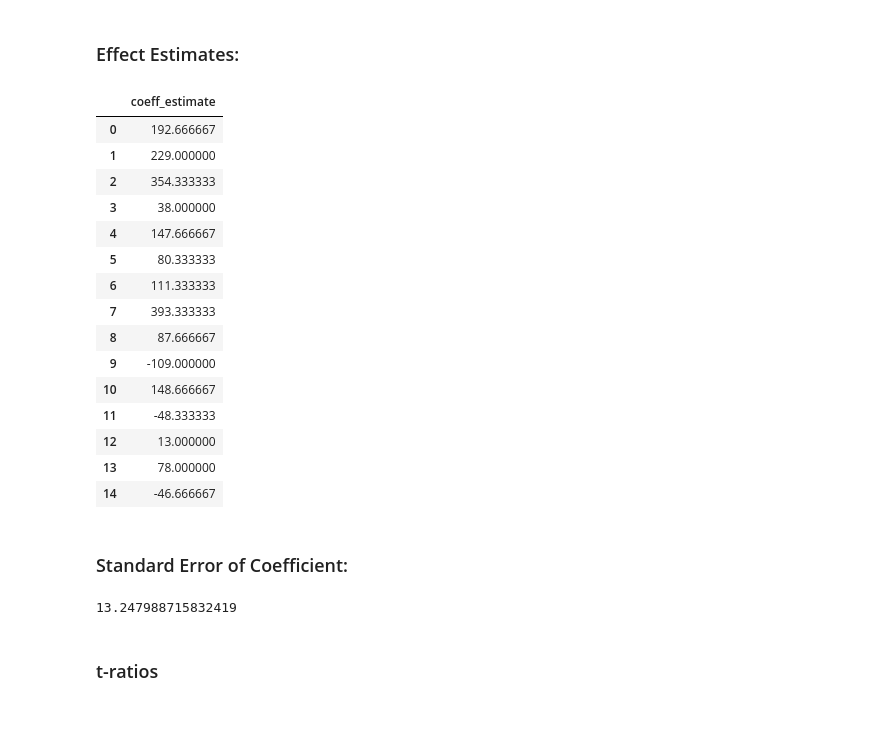
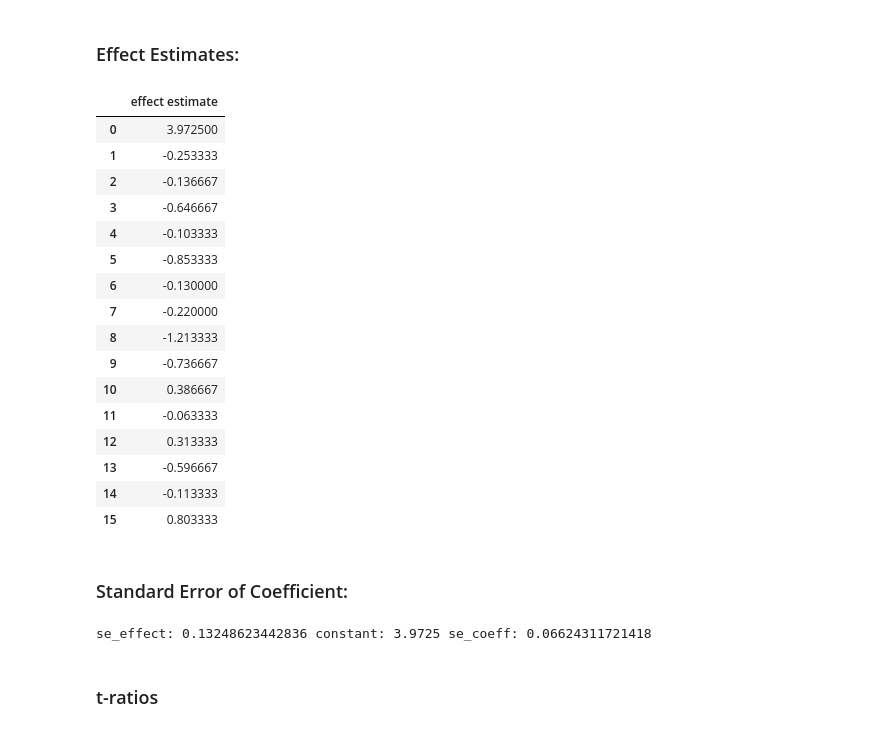
Before and after one commit to tapashreepradhan/semester-project-H02V8a, a Jupyter notebook: project.ipynb, the cells around one changed output. Drawn from its saved outputs; the diff is of its cells as text; code cells hidden in the pictures.

```diff
--- a/project.ipynb
+++ b/project.ipynb
@@ -192,7 +194,7 @@ combinations = list(itertools.product(*factor_levels.values()))
 # Create a DataFrame with the experimental design matrix
 design_matrix = pd.DataFrame(combinations, columns=factor_levels.keys())
 # %%
-response_roughness = df.iloc[:, [0, 1, 2, 3, 4]]
+response_elg = df.iloc[:, [0, 1, 2, 3, 6]]
 # %%
 ! mkdir datasets
 # %%
@@ -202,9 +204,9 @@ response_roughness.to_csv('./datasets/' + 'roughness.csv', index=False)
 # %%
 # Create a custom grouping column
-response_roughness['Group'] = (response_roughness.index // 3) + 1
+response_elg['Group'] = (response_elg.index // 3) + 1
 
 # Sum every three lines using groupby and agg
-result = response_roughness.groupby('Group')['roughness'].agg('sum').reset_index(drop=True)
+result = response_elg.groupby('Group')['elongation'].agg('sum').reset_index(drop=True)
 # %%
 merged_y0 = pd.merge(design_matrix, result, left_index=True, right_index=True, how='inner')
 print(merged_y0)
@@ -248,45 +250,50 @@ n = 3
 k = 4
 N = 1/(2*n)
 # %%
-A = (N * (abcd + bcd + acd + cd + abd + bd + ad + d - one - a - b - ab - c - ac - bc - abc))/2*k
-B = (N * (c+ac+bc+abc+cd+acd+bcd+abcd - one - a - b - ab - d - ad - bd - abd))/2*k
-C = (N * (-one -a +b +ab -c -ac +bc +abc -d -ad +bd +abd -cd -acd +bcd +abcd))/2*k
-D = (N * (-one +a -b +ab -c +ac -bc +abc -d +ad -bd +abd -cd +acd -bcd +abcd))/2*k
-AB = (N * (one +a +b +ab -c -ac -bc -abc -d -ad -bd -abd +cd +acd +bcd +abcd))/2*k
-AC = (N * (one +a -b -ab +c +ac -bc -abc -d -ad +bd +abd -cd -acd +bcd +abcd))/2*k
-AD = (N * (one -a +b -ab +c -ac +bc -abc -d +ad -bd +abd -cd +acd -bcd +abcd))/2*k
-BC = (N * (one +a -b -ab -c -ac +bc +abc +d +ad -bd -abd -cd -acd +bcd +abcd))/2*k
-BD = (N * (one -a +b -ab -c +ac -bc +abc +d -ad +bd -abd -cd +acd -bcd +abcd))/2*k
-CD = (N * (one -a -b +ab +c -ac -bc +abc +d -ad -bd +abd +cd -acd -bcd +abcd))/2*k
-ABC = (N * (-one -a +b +ab +c +ac -bc -abc +d +ad -bd -abd -cd -acd +bcd +abcd))/2*k
-ABD = (N * (-one +a -b +ab +c -ac +bc -abc +d -ad +bd -abd -cd +acd -bcd +abcd))/2*k
-ACD = (N * (-one +a +b -ab -c +ac +bc -abc +d -ad -bd +abd +cd -acd -bcd +abcd))/2*k
-BCD = (N * (-one +a +b -ab +c -ac -bc +abc -d +ad +bd -abd +cd -acd -bcd +abcd))/2*k
-ABCD = (N * (one -a -b +ab -c +ac +bc -abc -d +ad +bd -abd +cd -acd -bcd +abcd))/2*k
+A = (N * (abcd + bcd + acd + cd + abd + bd + ad + d - one - a - b - ab - c - ac - bc - abc))
+B = (N * (c+ac+bc+abc+cd+acd+bcd+abcd - one - a - b - ab - d - ad - bd - abd))
+C = (N * (-one -a +b +ab -c -ac +bc +abc -d -ad +bd +abd -cd -acd +bcd +abcd))
+D = (N * (-one +a -b +ab -c +ac -bc +abc -d +ad -bd +abd -cd +acd -bcd +abcd))
+AB = (N * (one +a +b +ab -c -ac -bc -abc -d -ad -bd -abd +cd +acd +bcd +abcd))
+AC = (N * (one +a -b -ab +c +ac -bc -abc -d -ad +bd +abd -cd -acd +bcd +abcd))
+AD = (N * (one -a +b -ab +c -ac +bc -abc -d +ad -bd +abd -cd +acd -bcd +abcd))
+BC = (N * (one +a -b -ab -c -ac +bc +abc +d +ad -bd -abd -cd -acd +bcd +abcd))
+BD = (N * (one -a +b -ab -c +ac -bc +abc +d -ad +bd -abd -cd +acd -bcd +abcd))
+CD = (N * (one -a -b +ab +c -ac -bc +abc +d -ad -bd +abd +cd -acd -bcd +abcd))
+ABC = (N * (-one -a +b +ab +c +ac -bc -abc +d +ad -bd -abd -cd -acd +bcd +abcd))
+ABD = (N * (-one +a -b +ab +c -ac +bc -abc +d -ad +bd -abd -cd +acd -bcd +abcd))
+ACD = (N * (-one +a +b -ab -c +ac +bc -abc +d -ad -bd +abd +cd -acd -bcd +abcd))
+BCD = (N * (-one +a +b -ab +c -ac -bc +abc -d +ad +bd -abd +cd -acd -bcd +abcd))
+ABCD = (N * (one -a -b +ab -c +ac +bc -abc -d +ad +bd -abd +cd -acd -bcd +abcd))
 # %% [markdown]
 ### Effect Estimates:
 # %%
 effects = {'effect estimate': [A, B, C, D, AB, AC, AD, BC, BD, CD, ABC, ABD, ACD, BCD, ABCD]}
 factorial_effect = pd.DataFrame(effects)
 coeff_estimate = factorial_effect/2
 coeff_estimate.rename(columns={'effect estimate':'coeff_estimate'})
+# 3.9725 - grand average of all the observations
+new_row = pd.DataFrame({'effect estimate': [3.9725]})
+coeff_estimate = pd.concat([new_row, coeff_estimate], ignore_index=True)
+coeff_estimate
 # %% [output]
-|  | coeff_estimate |
-| 0 | 192.666667 |
-| 1 | 229.000000 |
-| 2 | 354.333333 |
-| 3 | 38.000000 |
-| 4 | 147.666667 |
-| 5 | 80.333333 |
-| 6 | 111.333333 |
-| 7 | 393.333333 |
-| 8 | 87.666667 |
-| 9 | -109.000000 |
-| 10 | 148.666667 |
-| 11 | -48.333333 |
-| 12 | 13.000000 |
-| 13 | 78.000000 |
-| 14 | -46.666667 |
+|  | effect estimate |
+| 0 | 3.972500 |
+| 1 | -0.253333 |
+| 2 | -0.136667 |
+| 3 | -0.646667 |
+| 4 | -0.103333 |
+| 5 | -0.853333 |
+| 6 | -0.130000 |
+| 7 | -0.220000 |
+| 8 | -1.213333 |
+| 9 | -0.736667 |
+| 10 | 0.386667 |
+| 11 | -0.063333 |
+| 12 | 0.313333 |
+| 13 | -0.596667 |
+| 14 | -0.113333 |
+| 15 | 0.803333 |
 # %% [markdown]
 ### Standard Error of Coefficient:
 # %%
@@ -300,9 +308,9 @@ sigma_hat_squared_i = np.array(np.sum((coeff_estimates - x_mean) ** 2) / (n - 1)
 sigma_hat_squared = np.sum(sigma_hat_squared_i/(2**k))
 se_Effect = np.sqrt(sigma_hat_squared/(n*2**(k-2)))
 # %%
-print(se_Effect)
+print('se_effect:',se_Effect, 'constant:',result_mean, 'se_coeff:',se_Effect/2)
 # %% [output]
-13.247988715832419
+se_effect: 0.13248623442836 constant: 3.9725 se_coeff: 0.06624311721418
 # %% [markdown]
 ### t-ratios
 # %%
```
Also changed, not shown: parts of 12 cells of this notebook, 1 other file.
